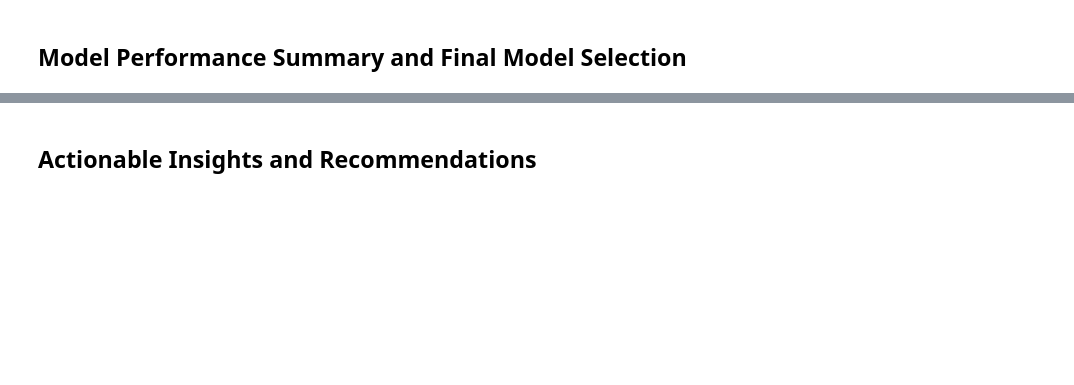
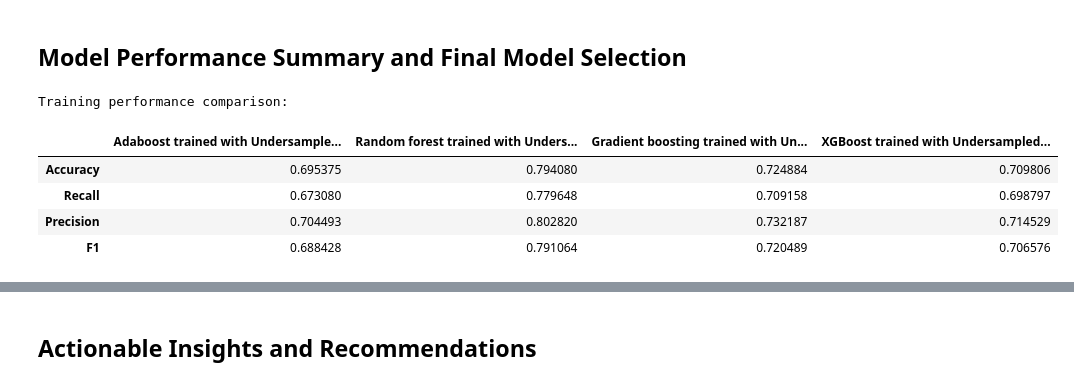
Before and after one commit to AkshayGovindaraj/GoogleColab, a Jupyter notebook: EasyVisa_Full_Code_Notebookv1.ipynb, the cells around one changed output, grey strips where cells are left out. Cells and saved outputs as stored; diff of their text form; code cells hidden in the pictures; blank space fills up the shorter version.

```diff
--- a/EasyVisa_Full_Code_Notebookv1.ipynb
+++ b/EasyVisa_Full_Code_Notebookv1.ipynb
@@ -1254,0 +1336,3 @@ print("Best parameters are {} with CV score={}:" .format(randomized_cv.best_para
+# %%
+gbmmodel_tuned = GradientBoostingClassifier(random_state=1, subsample=0.9, n_estimators =200, max_features='log2', learning_rate=0.1)
+gbmmodel_tuned.fit(X_train_un, y_train_un)
@@ -1254,0 +1342,4 @@ print("Best parameters are {} with CV score={}:" .format(randomized_cv.best_para
+# %%
+gbmtuned_train = model_performance_classification_sklearn(gbmmodel_tuned, X_train_un, y_train_un)
+gbmtuned_val = model_performance_classification_sklearn(gbmmodel_tuned, X_val, y_val)
+gbmtuned_test = model_performance_classification_sklearn(gbmmodel_tuned, X_test, y_test)
@@ -1254,0 +1377,3 @@ print("Best parameters are {} with CV score={}:" .format(randomized_cv.best_para
+# %%
+xgbmodel_tuned = XGBClassifier(random_state=1,eval_metric='logloss', n_estimators = 125, subsample = 0.8, gamma =8 , colsample_bytree =0.5 , colsample_bylevel =0.7 )
+xgbmodel_tuned.fit(X_train_un, y_train_un)
@@ -1254,0 +1393,4 @@ print("Best parameters are {} with CV score={}:" .format(randomized_cv.best_para
+# %%
+xgbtuned_train = model_performance_classification_sklearn(xgbmodel_tuned, X_train_un, y_train_un)
+xgbtuned_val = model_performance_classification_sklearn(xgbmodel_tuned, X_val, y_val)
+xgbtuned_test = model_performance_classification_sklearn(xgbmodel_tuned, X_test, y_test)
@@ -1255,2 +1402,29 @@ print("Best parameters are {} with CV score={}:" .format(randomized_cv.best_para
 # %% [markdown]
 ## Model Performance Summary and Final Model Selection
+# %%
+# training performance comparison
+
+models_train_comp_df = pd.concat(
+    [
+        adatuned_train.T,
+        rftuned_train.T,
+        gbmtuned_train.T,
+        xgbtuned_train.T,
+    ],
+    axis=1,
+)
+models_train_comp_df.columns = [
+    "Adaboost trained with Undersampled data",
+    "Random forest trained with Undersampled data",
+    "Gradient boosting trained with Undersampled data",
+    "XGBoost trained with Undersampled data",
+]
+print("Training performance comparison:")
+models_train_comp_df
+# %% [output]
+Training performance comparison:
+|  | Adaboost trained with Undersample... | Random forest trained with Unders... | Gradient boosting trained with Un... | XGBoost trained with Undersampled... |
+| Accuracy | 0.695375 | 0.794080 | 0.724884 | 0.709806 |
+| Recall | 0.673080 | 0.779648 | 0.709158 | 0.698797 |
+| Precision | 0.704493 | 0.802820 | 0.732187 | 0.714529 |
+| F1 | 0.688428 | 0.791064 | 0.720489 | 0.706576 |
```
Also changed, not shown: parts of 27 cells of this notebook.
